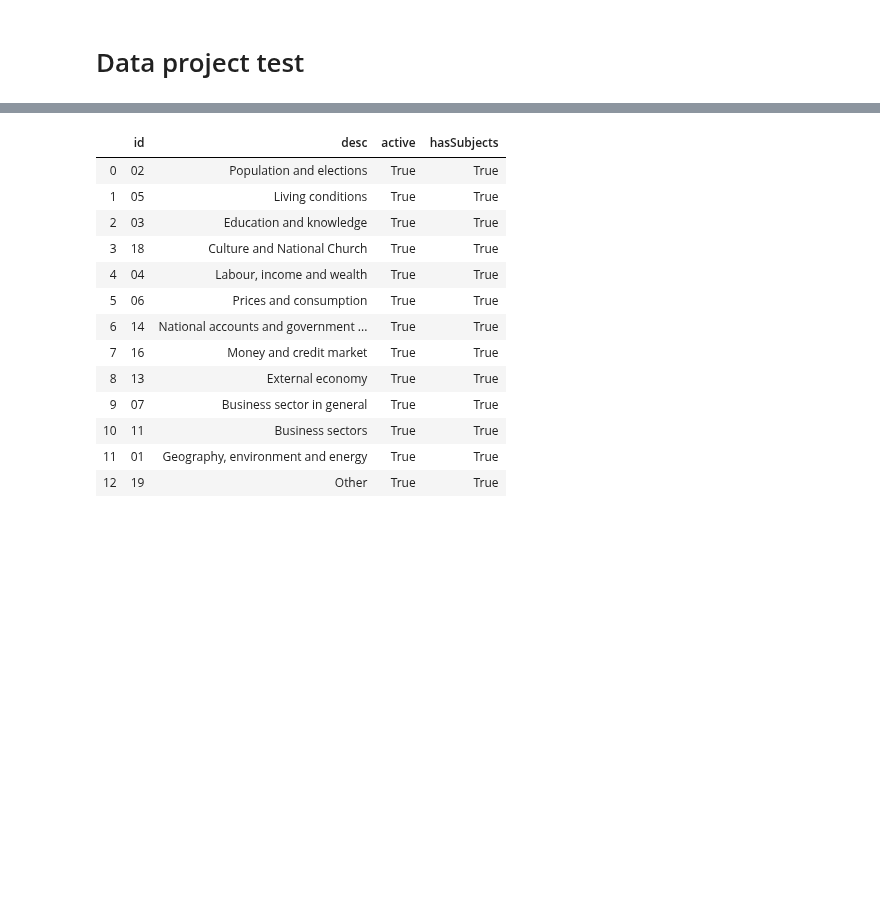
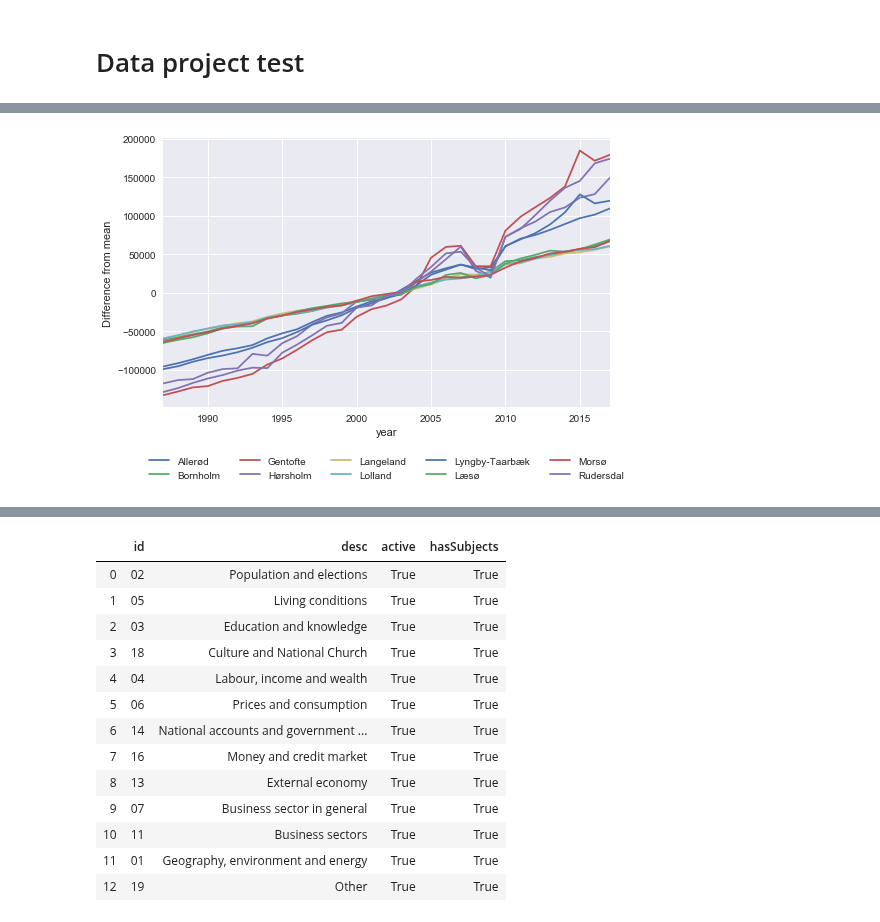
Before and after one commit to NumEconCopenhagen/projects-2020-jop, a Jupyter notebook: dataproject/dataproject.ipynb, the cells around one changed output, grey strips where cells are left out. Drawn from its saved outputs; the diff is of its cells as text; code cells hidden in the pictures; blank space fills up the shorter version.

```diff
--- a/dataproject/dataproject.ipynb
+++ b/dataproject/dataproject.ipynb
@@ -45,0 +69,19 @@ widgets.interact(plot_e,
+# %%
+inc_.reset_index(inplace=True)
+
+inc_grouped = inc_.groupby('municipality')['inc']
+inc_['diff'] = inc_.inc - inc_.Average_income
+
+inc_ = inc_combine.sort_values(['municipality','year'])
+
+inc_.reset_index(inplace=True)
+# %%
+fig = plt.figure()
+ax = plt.subplot(111)
+inc_.set_index('year').groupby('municipality')['diff'].plot(kind='line', legend=True, ax=ax);
+ax.set_ylabel('Difference from mean')
+box = ax.get_position() # find plot coordinates
+ax.set_position([box.x0, box.y0 + box.height * 0.1,box.width, box.height * 0.9]) # shrink height by 10% at bottom
+ax.legend(loc='upper center', bbox_to_anchor=(0.5, -0.15),ncol=5); # Put a legend below current axis
+# %% [output]
+[figure, added]
```
Also changed, not shown: parts of 4 cells of this notebook.
